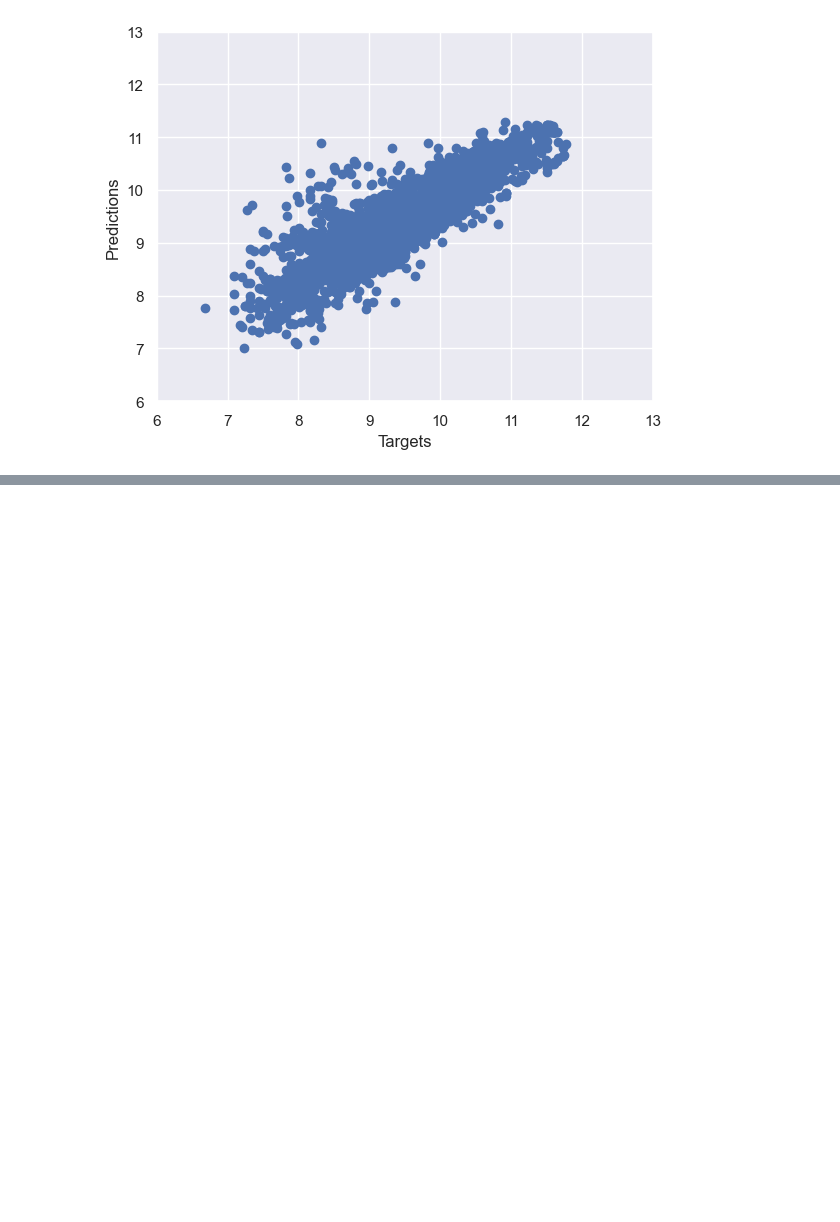
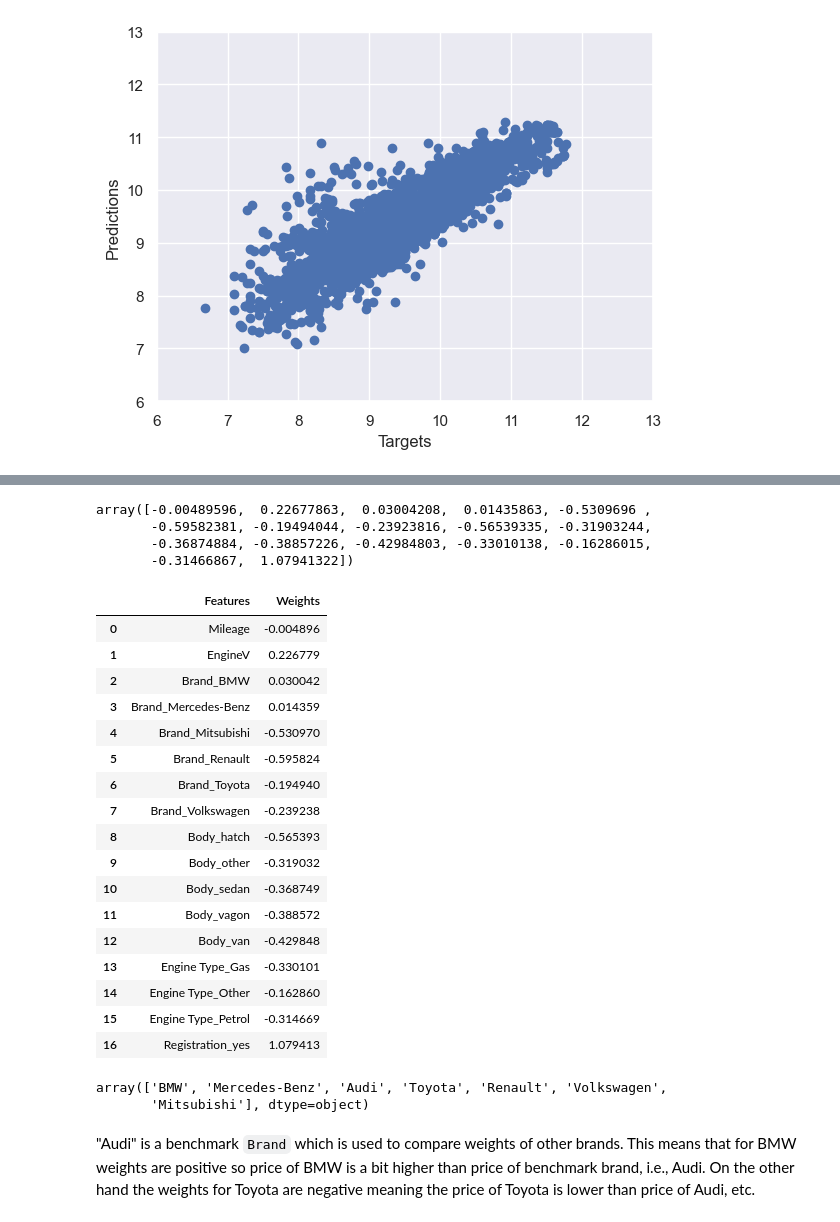
Before and after one commit to tanjatom/MachineLearning, a Jupyter notebook: Regression/predicting_car_prices.ipynb, the cells around one changed output, grey strips where cells are left out. Drawn from its saved outputs; the diff is of its cells as text; code cells hidden in the pictures; blank space fills up the shorter version.

```diff
--- a/Regression/predicting_car_prices.ipynb
+++ b/Regression/predicting_car_prices.ipynb
@@ -478,0 +507,39 @@ plt.show()
+# %%
+# Find the weights of the regression
+lin_reg.coef_
+# %% [output]
+array([-0.00489596,  0.22677863,  0.03004208,  0.01435863, -0.5309696 ,
+       -0.59582381, -0.19494044, -0.23923816, -0.56539335, -0.31903244,
+       -0.36874884, -0.38857226, -0.42984803, -0.33010138, -0.16286015,
+       -0.31466867,  1.07941322])
+# %%
+# Create a regression summary
+summary = pd.DataFrame({"Features": inputs.columns.values, "Weights": lin_reg.coef_})
+summary
+# %% [output]
+|  | Features | Weights |
+| 0 | Mileage | -0.004896 |
+| 1 | EngineV | 0.226779 |
+| 2 | Brand_BMW | 0.030042 |
+| 3 | Brand_Mercedes-Benz | 0.014359 |
+| 4 | Brand_Mitsubishi | -0.530970 |
+| 5 | Brand_Renault | -0.595824 |
+| 6 | Brand_Toyota | -0.194940 |
+| 7 | Brand_Volkswagen | -0.239238 |
+| 8 | Body_hatch | -0.565393 |
+| 9 | Body_other | -0.319032 |
+| 10 | Body_sedan | -0.368749 |
+| 11 | Body_vagon | -0.388572 |
+| 12 | Body_van | -0.429848 |
+| 13 | Engine Type_Gas | -0.330101 |
+| 14 | Engine Type_Other | -0.162860 |
+| 15 | Engine Type_Petrol | -0.314669 |
+| 16 | Registration_yes | 1.079413 |
+# %%
+# Check different categories in a Brand variable
+data_cleaned["Brand"].unique()
+# %% [output]
+array(['BMW', 'Mercedes-Benz', 'Audi', 'Toyota', 'Renault', 'Volkswagen',
+       'Mitsubishi'], dtype=object)
+# %% [markdown]
+"Audi" is a benchmark `Brand` which is used to compare weights of other brands. This means that for BMW weights are positive so price of BMW is a bit higher than price of benchmark brand, i.e., Audi. On the other hand the weights for Toyota are negative meaning the price of Toyota is lower than price of Audi, etc.
```
Also changed, not shown: parts of 7 cells of this notebook.
